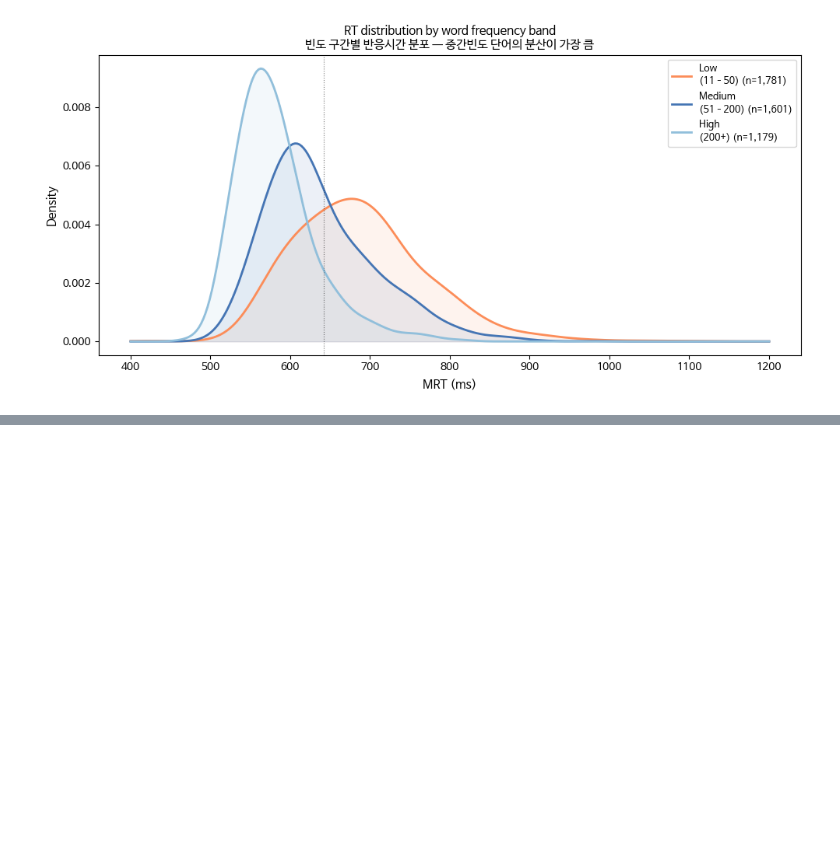
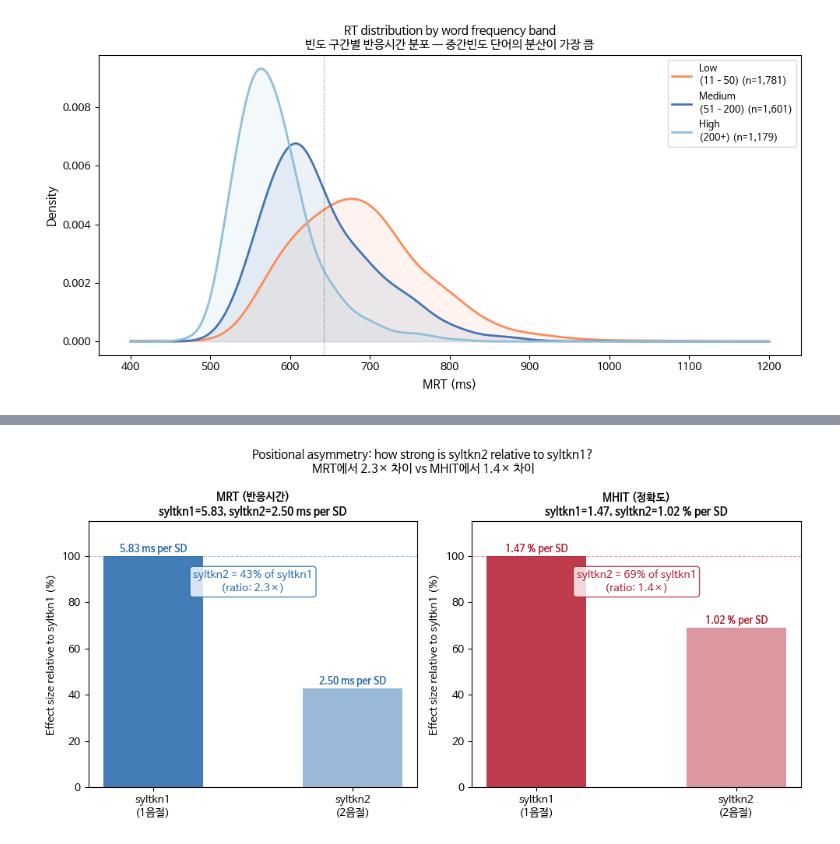
Before and after one commit to psycholinguistics-proj/proj, a Jupyter notebook: Relevant_Analysis_from_D1.ipynb, the cells around one changed output, grey strips where cells are left out. Saved outputs shown, nothing was run; the diff lists cells and outputs as text; code cells hidden in the pictures; blank space fills up the shorter version.

Commit message:
fixed scale of last figure of positional asymmetry (how strong is syltkn2 rel to syltkn1)

```diff
--- a/Relevant_Analysis_from_D1.ipynb
+++ b/Relevant_Analysis_from_D1.ipynb
@@ -915,0 +876,55 @@ plt.show()
+# %%
+fig, axes = plt.subplots(1, 2, figsize=(10, 5))
+
+mrt_tkn1 = m3.params['syltkn1'] * df_words['syltkn1'].std()
+mrt_tkn2 = m3.params['syltkn2'] * df_words['syltkn2'].std()
+mhit_tkn1 = abs(mhit_s3.params['syltkn1'] * df_words['syltkn1'].std())
+mhit_tkn2 = abs(mhit_s3.params['syltkn2'] * df_words['syltkn2'].std())
+
+for ax, dv, t1, t2, unit, color in zip(
+    axes,
+    ['MRT (반응시간)', 'MHIT (정확도)'],
+    [mrt_tkn1, mhit_tkn1],
+    [mrt_tkn2, mhit_tkn2],
+    ['ms per SD', '% per SD'],
+    ['#2166ac', '#b2182b']
+):
+    t1_norm = 100.0
+    t2_norm = (t2 / t1) * 100.0
+    ratio = t1 / t2
+
+    # Draw bars separately to allow different alpha per bar
+    ax.bar([0], [t1_norm], color=color, alpha=0.85, width=0.5)
+    ax.bar([1], [t2_norm], color=color, alpha=0.45, width=0.5)
+
+    ax.set_xticks([0, 1])
+    ax.set_xticklabels(['syltkn1\n(1음절)', 'syltkn2\n(2음절)'], fontsize=10)
+
+    # Raw value labels
+    ax.text(0, t1_norm + 2, f'{t1:.2f} {unit}',
+            ha='center', fontsize=9, fontweight='bold', color=color)
+    ax.text(1, t2_norm + 2, f'{t2:.2f} {unit}',
+            ha='center', fontsize=9, fontweight='bold', color=color)
+
+    # Ratio box
+    ax.text(0.5, 85,
+            f'syltkn2 = {t2_norm:.0f}% of syltkn1\n(ratio: {ratio:.1f}×)',
+            ha='center', fontsize=10, color=color, style='italic',
+            bbox=dict(boxstyle='round,pad=0.3', facecolor='white',
+                      edgecolor=color, alpha=0.8))
+
+    ax.set_ylim(0, 115)
+    ax.set_ylabel('Effect size relative to syltkn1 (%)', fontsize=10)
+    ax.set_title(f'{dv}\nsyltkn1={t1:.2f}, syltkn2={t2:.2f} {unit}',
+                 fontsize=10, fontweight='bold')
+    ax.axhline(100, color=color, linewidth=0.8, linestyle='--', alpha=0.4)
+    ax.axhline(0, color='black', linewidth=0.5)
+
+fig.suptitle('Positional asymmetry: how strong is syltkn2 relative to syltkn1?\n'
+             'MRT에서 2.3× 차이 vs MHIT에서 1.4× 차이',
+             fontsize=11)
+plt.tight_layout()
+plt.savefig('positional_asymmetry_normalized.png', dpi=150, bbox_inches='tight')
+plt.show()
+# %% [output]
+[figure, added]
```
Also changed, not shown: parts of 1 cell of this notebook.
